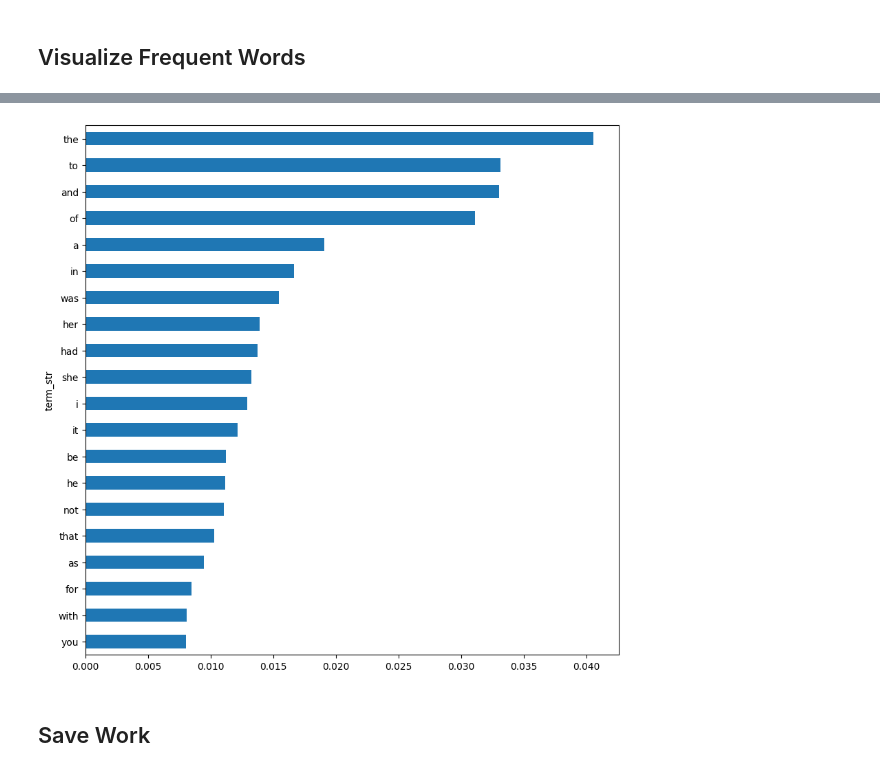
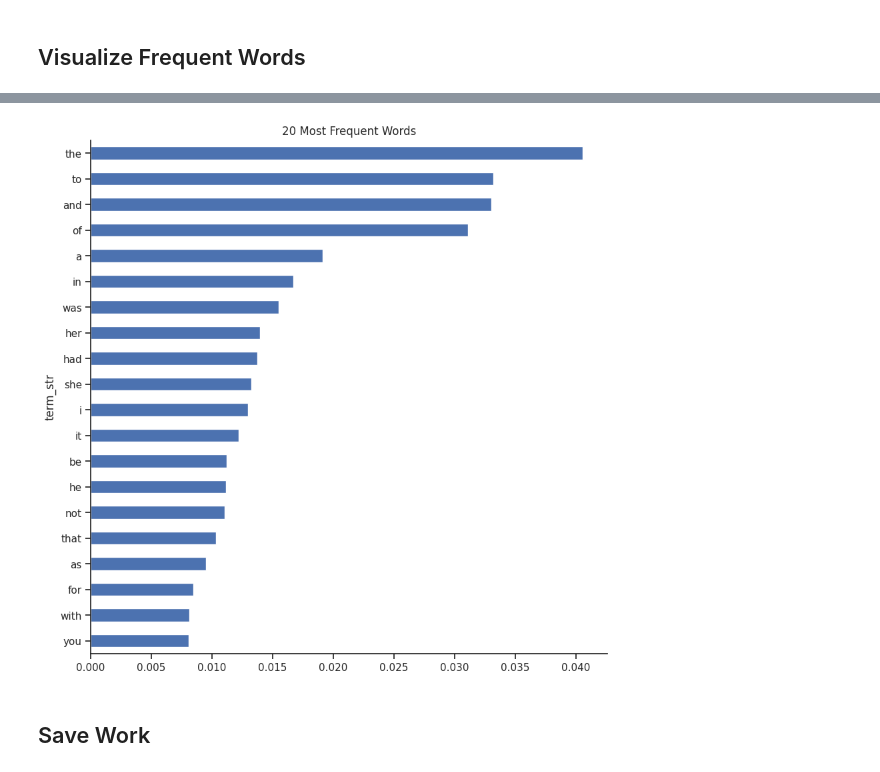
Before and after one commit to ontoligent/DS5001-PUB, a Jupyter notebook: m01-01-first-foray.ipynb, the cells around one changed output, grey strips where cells are left out. Saved outputs shown, nothing was run; the diff lists cells and outputs as text; code cells hidden in the pictures.

```diff
--- a/m01-01-first-foray.ipynb
+++ b/m01-01-first-foray.ipynb
@@ -17,3 +15,9 @@ import pandas as pd
+# %%
+import pandas as pd
+import seaborn as sns
+import matplotlib.pyplot as plt
+import seaborn as sns
+sns.set_theme(style='ticks')
 # %%
 data_home = '../input'
 output_dir = '../working'
@@ -331,7 +329,9 @@ VOCAB.p.plot(figsize=(10,5), fontsize=14, rot=45, legend=False);
 # %%
-VOCAB.p.head(20).sort_values().plot.barh(figsize=(10,10));
+VOCAB.p.head(20).sort_values().plot.barh(figsize=(10,10), title="20 Most Frequent Words")
+sns.despine()
+plt.show()
 # %% [output]
-[figure, old version]
+[figure, new version]
 # %% [markdown]
 ## Save Work
 # %%
```
Also changed, not shown: parts of 15 cells of this notebook.
